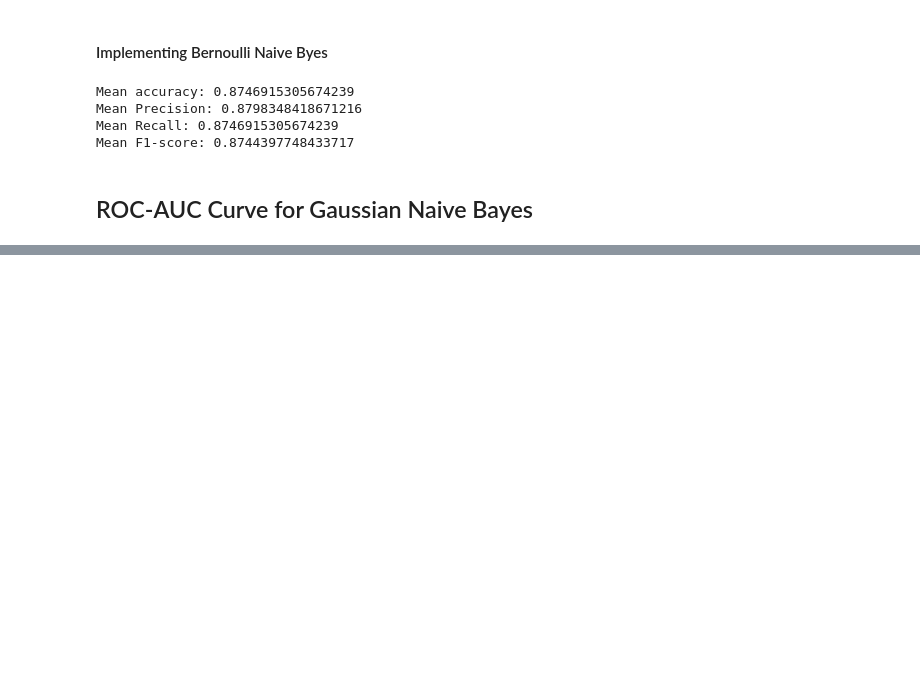
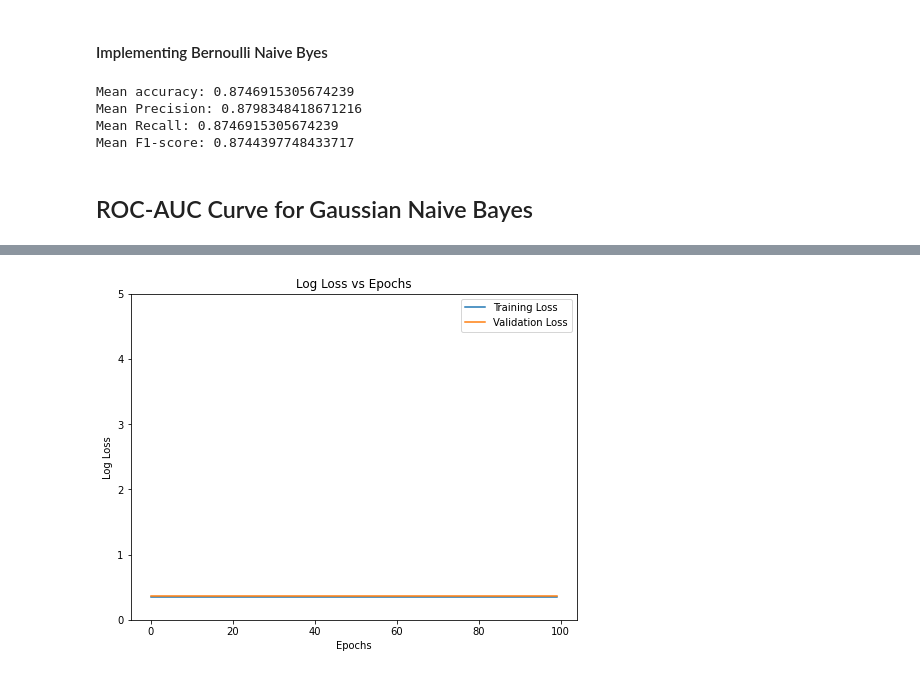
Before and after one commit to devKhush/Machine-Learning-Project-Gender-Recognition-From-Voice, a Jupyter notebook: src/Naive_Bayes_Model.ipynb, the cells around one changed output, grey strips where cells are left out. Cells and saved outputs as stored; diff of their text form; code cells hidden in the pictures; blank space fills up the shorter version.

```diff
--- a/src/Naive_Bayes_Model.ipynb
+++ b/src/Naive_Bayes_Model.ipynb
@@ -230,0 +236,27 @@ roc_auc(ytest_roc, ypred_roc)
+# %%
+x = df.drop('gender', axis=1)
+y = df['gender']
+
+x_train, x_test, y_train, y_test = train_test_split(x, y, test_size=0.35)
+# %%
+train_loss, test_loss = [], []
+epochs = 100
+
+for _ in range(epochs):
+    gnb_model = GaussianNB()
+    gnb_model.partial_fit(x_train, y_train, classes=np.unique(y_train))
+
+    train_loss.append(metrics.log_loss(y_train, gnb_model.predict_proba(x_train)))
+    test_loss.append(metrics.log_loss(y_test, gnb_model.predict_proba(x_test)))
+
+plt.figure(figsize=(8, 6))
+plt.plot(train_loss, label='Training Loss')
+plt.plot(test_loss, label='Validation Loss')
+plt.xlabel('Epochs')
+plt.ylabel('Log Loss')
+plt.title('Log Loss vs Epochs')
+plt.ylim(0, 5)
+plt.legend()
+plt.savefig('images/Log_Loss_Logistic_regression.png',dpi=300);
+# %% [output]
+[figure, added]
```
Also changed, not shown: parts of 5 cells of this notebook, 6 other files.
